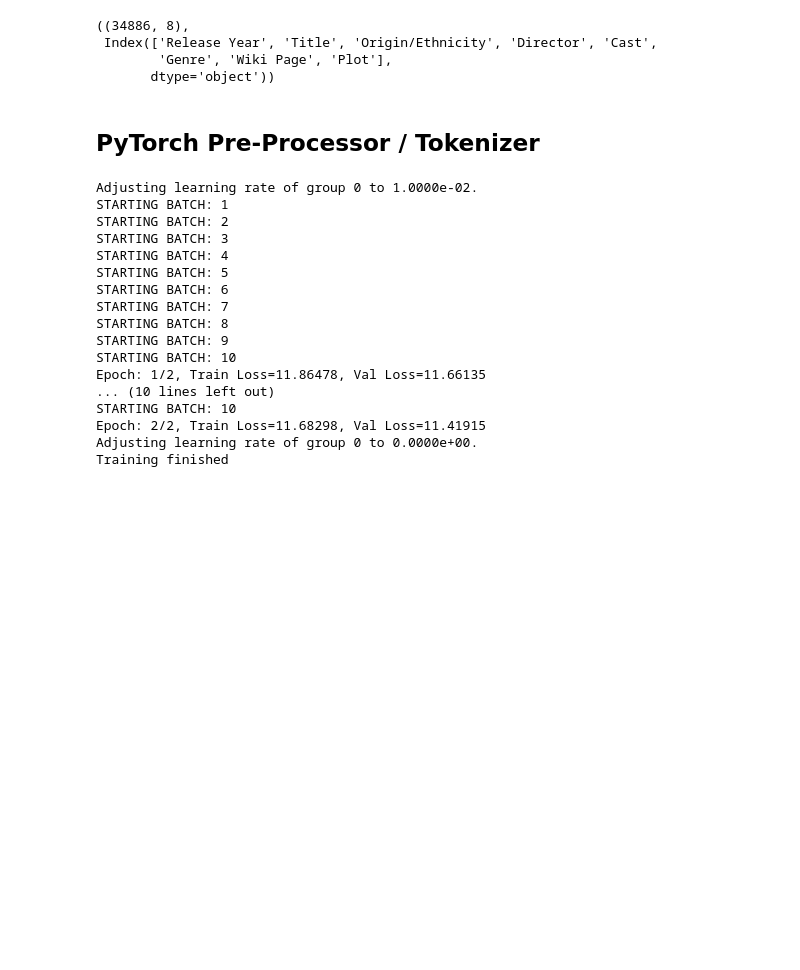
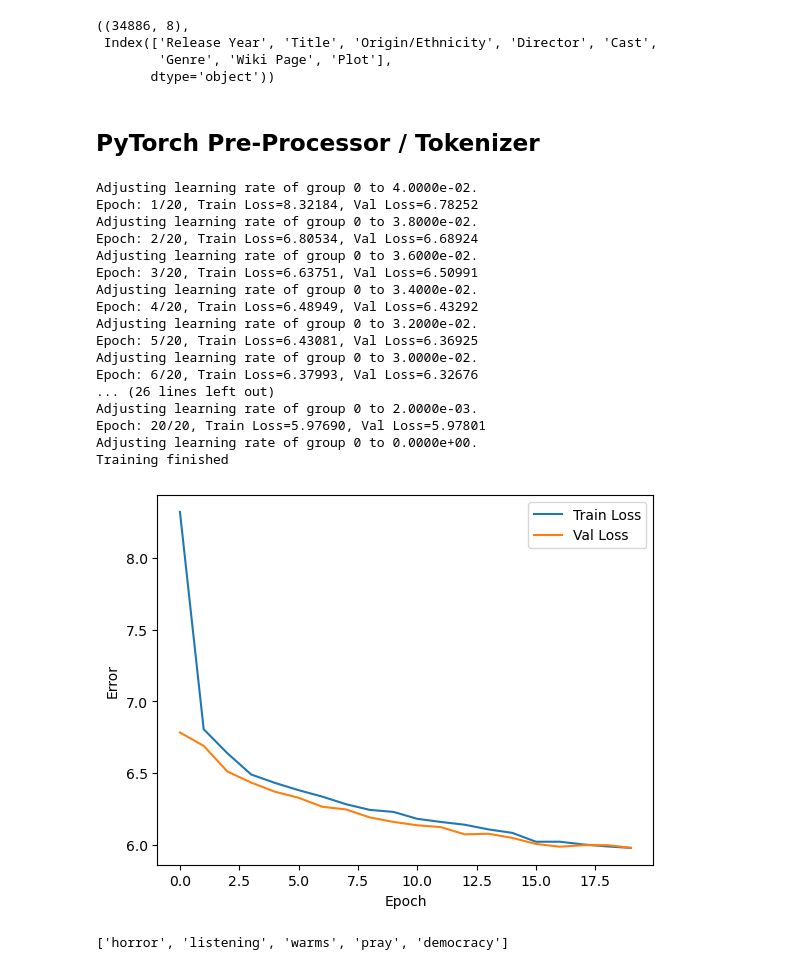
Before and after one commit to mbac19/data_science, a Jupyter notebook: word2vec_from_scratch/word2vec_with_pytorch.ipynb, the cells around one changed output. Drawn from its saved outputs; the diff is of its cells as text; code cells hidden in the pictures; blank space fills up the shorter version.

```diff
--- a/word2vec_from_scratch/word2vec_with_pytorch.ipynb
+++ b/word2vec_from_scratch/word2vec_with_pytorch.ipynb
@@ -143,11 +142,18 @@ class CBOWModel(nn.Module):
         x = self.linear(x)
         return x
 # %%
-BATCH_SIZE=20
+BATCH_SIZE=50
 
-train_dataloader, vocab = build_dataloader(data_iter=train_data.values, batch_size=BATCH_SIZE)
+train_dataloader, vocab = build_dataloader(
+    data_iter=train_data.values,
+    batch_size=BATCH_SIZE
+)
 
-val_dataloader, _ = build_dataloader(data_iter=val_data.values, batch_size=BATCH_SIZE)
+val_dataloader, _ = build_dataloader(
+    data_iter=val_data.values,
+    batch_size=BATCH_SIZE,
+    vocab=vocab
+)
 # %%
 
 # Code taken from here:
@@ -194,7 +200,8 @@ class Trainer:
                 )
             )
 
-            self.lr_scheduler.step()
+            if self.lr_scheduler is not None:
+                self.lr_scheduler.step()
 
 
     def _train_epoch(self):
@@ -203,7 +210,6 @@ class Trainer:
         running_loss = []
 
         for i, batch_data in enumerate(self.train_dataloader, 1):
-            print("STARTING BATCH:", i)
             inputs = batch_data[0]
             labels = batch_data[1]
 
@@ -243,8 +271,8 @@ class Trainer:
 # %%
-EPOCHS=2
-LR=0.01
+EPOCHS=20
+LR=0.04
 
-model = CBOWModel(vocab_size=len(vocab), embedding_dim=10)
+model = CBOWModel(vocab_size=len(vocab), embedding_dim=300)
 
 criterion = nn.CrossEntropyLoss()
 optimizer = optim.Adam(model.parameters(), lr=LR)
@@ -266,21 +294,25 @@ trainer = Trainer(
 
 trainer.train()
 print("Training finished")
+
+save_model(model)
+save_loss(trainer.loss)
+print("Data Saved")
 # %% [output]
-Adjusting learning rate of group 0 to 1.0000e-02.
-STARTING BATCH: 1
-STARTING BATCH: 2
-STARTING BATCH: 3
-STARTING BATCH: 4
-STARTING BATCH: 5
-STARTING BATCH: 6
-STARTING BATCH: 7
-STARTING BATCH: 8
-STARTING BATCH: 9
-STARTING BATCH: 10
-Epoch: 1/2, Train Loss=11.86478, Val Loss=11.66135
-... (10 lines left out)
-STARTING BATCH: 10
-Epoch: 2/2, Train Loss=11.68298, Val Loss=11.41915
+Adjusting learning rate of group 0 to 4.0000e-02.
+Epoch: 1/20, Train Loss=8.32184, Val Loss=6.78252
+Adjusting learning rate of group 0 to 3.8000e-02.
+Epoch: 2/20, Train Loss=6.80534, Val Loss=6.68924
+Adjusting learning rate of group 0 to 3.6000e-02.
+Epoch: 3/20, Train Loss=6.63751, Val Loss=6.50991
+Adjusting learning rate of group 0 to 3.4000e-02.
+Epoch: 4/20, Train Loss=6.48949, Val Loss=6.43292
+Adjusting learning rate of group 0 to 3.2000e-02.
+Epoch: 5/20, Train Loss=6.43081, Val Loss=6.36925
+Adjusting learning rate of group 0 to 3.0000e-02.
+Epoch: 6/20, Train Loss=6.37993, Val Loss=6.32676
+... (26 lines left out)
+Adjusting learning rate of group 0 to 2.0000e-03.
+Epoch: 20/20, Train Loss=5.97690, Val Loss=5.97801
 Adjusting learning rate of group 0 to 0.0000e+00.
 Training finished
@@ -286,0 +325,10 @@ Training finished
+# %%
+loss = trainer.loss
+plt.plot(loss['train'], label='Train Loss')
+plt.plot(loss['val'], label='Val Loss')
+plt.legend()
+plt.xlabel('Epoch')
+plt.ylabel('Error')
+plt.show()
+# %% [output]
+[figure, added]
@@ -286,0 +364,4 @@ Training finished
+# %%
+k_nearest_words(model, vocab, 'horror', 5)
+# %% [output]
+['horror', 'listening', 'warms', 'pray', 'democracy']
```
Also changed, not shown: parts of 8 cells of this notebook, 45 other files.
